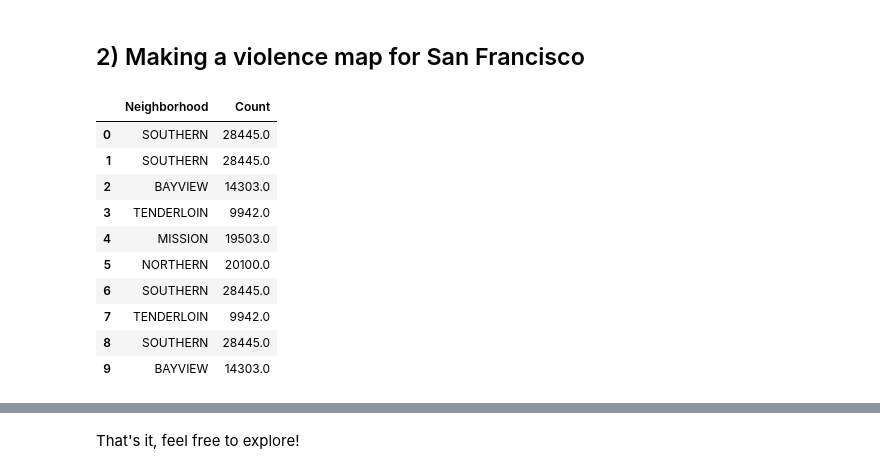
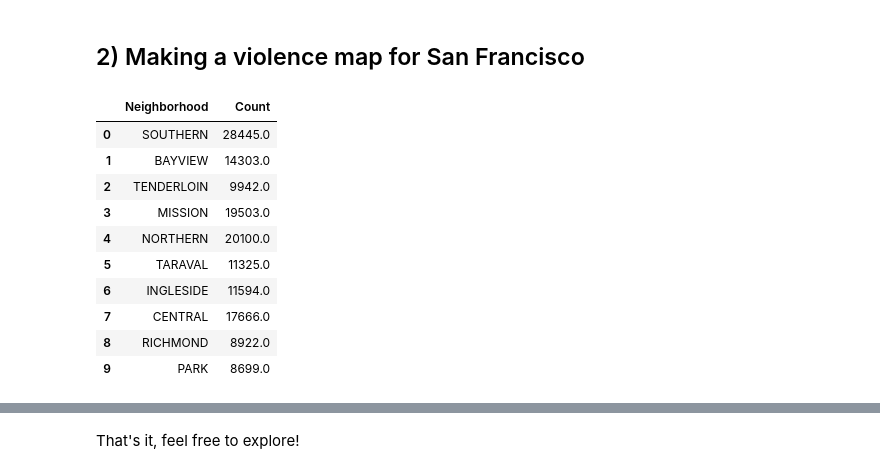
Before and after one commit to PabloNunes/IBM_Professional_Cert, a Jupyter notebook: Projects/data_visualization_capstone/data_viz_project.ipynb, the cells around one changed output, grey strips where cells are left out. Saved outputs shown, nothing was run; the diff lists cells and outputs as text; code cells hidden in the pictures.

```diff
--- a/Projects/data_visualization_capstone/data_viz_project.ipynb
+++ b/Projects/data_visualization_capstone/data_viz_project.ipynb
@@ -57,24 +57,26 @@ Text(0.5, 1.0, "Percentage of Respondents' Interest in Data Science")
 # %%
 ## Loading and formating the dataframe
 df_map=pd.read_csv('Police_Department_Incidents_-_Previous_Year__2016_.csv')
 df_map=df_map.loc[:,['PdDistrict']].rename(columns={'PdDistrict':'Neighborhood'})
 df_map['Count'] = df_map.Neighborhood.map(df_map.Neighborhood.value_counts())
-df_map.reset_index().drop_duplicates(inplace=True)
+
+df_map.drop_duplicates(inplace=True)
+df_map = df_map.reset_index(drop=True)
 
 ## Showing the df
 df_map.head(10)
 # %% [output]
 |  | Neighborhood | Count |
 | 0 | SOUTHERN | 28445.0 |
-| 1 | SOUTHERN | 28445.0 |
-| 2 | BAYVIEW | 14303.0 |
-| 3 | TENDERLOIN | 9942.0 |
-| 4 | MISSION | 19503.0 |
-| 5 | NORTHERN | 20100.0 |
-| 6 | SOUTHERN | 28445.0 |
-| 7 | TENDERLOIN | 9942.0 |
-| 8 | SOUTHERN | 28445.0 |
-| 9 | BAYVIEW | 14303.0 |
+| 1 | BAYVIEW | 14303.0 |
+| 2 | TENDERLOIN | 9942.0 |
+| 3 | MISSION | 19503.0 |
+| 4 | NORTHERN | 20100.0 |
+| 5 | TARAVAL | 11325.0 |
+| 6 | INGLESIDE | 11594.0 |
+| 7 | CENTRAL | 17666.0 |
+| 8 | RICHMOND | 8922.0 |
+| 9 | PARK | 8699.0 |
 # %%
 ## Now loading the GeoJSON
 sf_geo = r'san-francisco.geojson'
```
